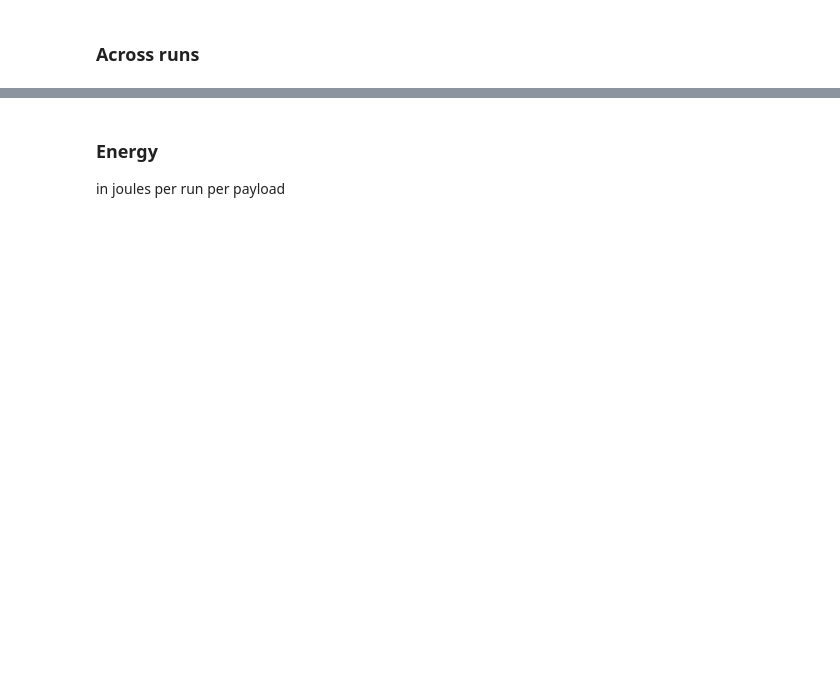
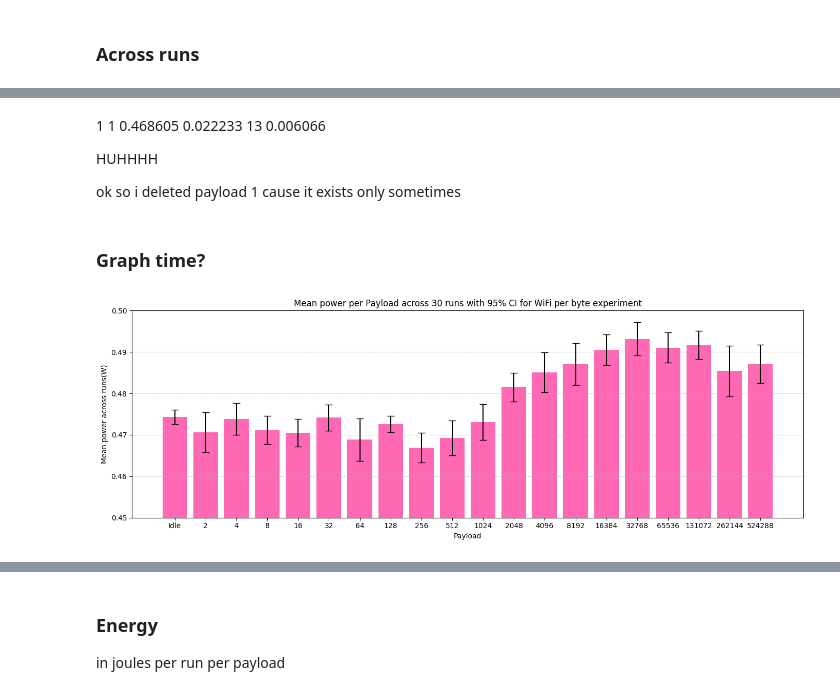
Before and after one commit to julianluca04/BTR, a Jupyter notebook: experiments/WiFi/experiment 2 (byte-for-byte)/visualization.ipynb, the cells around one changed output, grey strips where cells are left out. Drawn from its saved outputs; the diff is of its cells as text; code cells hidden in the pictures; blank space fills up the shorter version.

```diff
--- a/experiments/WiFi/experiment 2 (byte-for-byte)/visualization.ipynb
+++ b/experiments/WiFi/experiment 2 (byte-for-byte)/visualization.ipynb
@@ -197,8 +197,13 @@ print(meter_df[["current_A","power_W"]])
 #power_uncertainty = delta_Vsupply / V_supply + delta_Vshunt / v_shunt + delta_R / R
 
 R_unc = 0.05 * R  # 5%
-V_supply_unc = 0.01  # example, depends on meter
+V_supply_unc = 0.01 * V_supply  # example, depends on meter
+V_shunt_unc = 0.001  # approximation bcs its percent of value + 2tomes last digit (9 0's after decimal in our case)
 
-meter_df["power_unc"] = meter_df["power_W"] * ((V_supply_unc / V_supply) + (R_unc / R))
+meter_df["power_unc"] = meter_df["power_W"] * np.sqrt(
+    (V_supply_unc / V_supply)**2 +
+    (V_shunt_unc / meter_df["v_shunt"])**2 +
+    (R_unc / R)**2
+)
 # %%
 print(meter_df.columns)
@@ -316,0 +403,36 @@ print(across_runs_stats)
+# %% [markdown]
+1              1    0.468605  0.022233          13              0.006066
+
+
+HUHHHH
+
+ok so i deleted payload 1 cause it exists only sometimes
+# %% [markdown]
+### Graph time?
+# %%
+df = across_runs_stats.copy()
+
+# Replace 0 with "Idle"
+df["payload_label"] = df["payload_size"].astype(str)
+df.loc[df["payload_size"] == 0, "payload_label"] = "Idle"
+
+plt.figure(figsize=(14,5))
+
+plt.bar(
+    df["payload_label"],
+    df["mean_power"],
+    yerr=df["ci95"],
+    capsize=5,
+    color='hotpink'
+)
+#cut off y axis at 0.5
+plt.ylim(0.45, 0.5)
+plt.xlabel("Payload")
+plt.ylabel("Mean power across runs(W)")
+plt.title("Mean power per Payload across 30 runs with 95% CI for WiFi per byte experiment")
+
+plt.grid(axis='y', linestyle='--', alpha=0.6)
+plt.tight_layout()
+plt.show()
+# %% [output]
+[figure, added]
```
Also changed, not shown: parts of 22 cells of this notebook.
